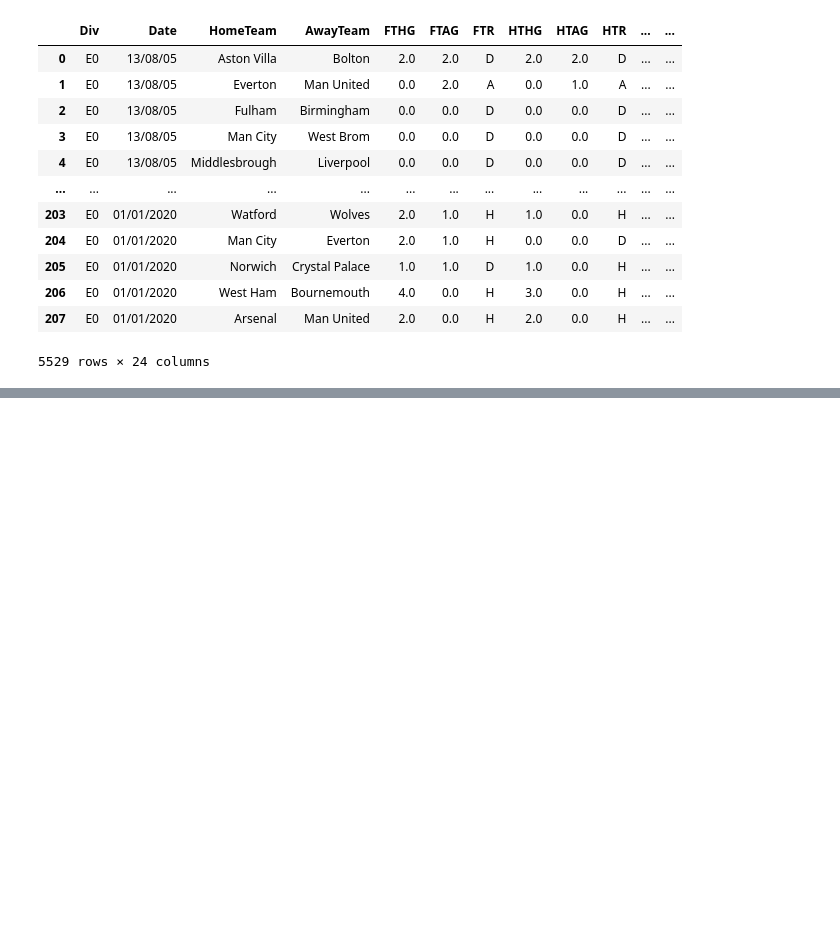
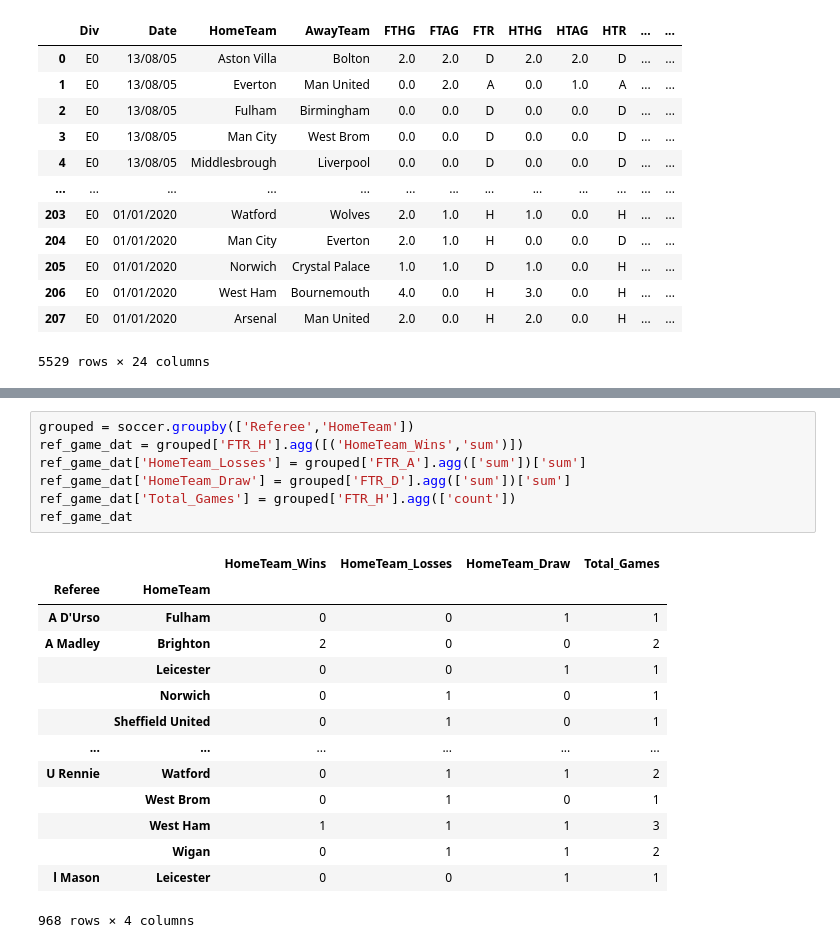
Before and after one commit to BrianMcCabe96/4447_final, a Jupyter notebook: Final_draft_Seaborn_Testing.ipynb, the cells around one changed output, grey strips where cells are left out. Saved outputs shown, nothing was run; the diff lists cells and outputs as text; blank space fills up the shorter version.

```diff
--- a/Final_draft_Seaborn_Testing.ipynb
+++ b/Final_draft_Seaborn_Testing.ipynb
@@ -103,0 +124,22 @@ sb.catplot(x ="HomeTeam", hue ="FTR", kind ="count", data = soccer, height = 20,
+# %%
+grouped = soccer.groupby(['Referee','HomeTeam'])
+ref_game_dat = grouped['FTR_H'].agg([('HomeTeam_Wins','sum')])
+ref_game_dat['HomeTeam_Losses'] = grouped['FTR_A'].agg(['sum'])['sum']
+ref_game_dat['HomeTeam_Draw'] = grouped['FTR_D'].agg(['sum'])['sum']
+ref_game_dat['Total_Games'] = grouped['FTR_H'].agg(['count'])
+ref_game_dat
+# %% [output]
+|  |  | HomeTeam_Wins | HomeTeam_Losses | HomeTeam_Draw | Total_Games |
+| Referee | HomeTeam |  |  |  |  |
+| A D'Urso | Fulham | 0 | 0 | 1 | 1 |
+| A Madley | Brighton | 2 | 0 | 0 | 2 |
+|  | Leicester | 0 | 0 | 1 | 1 |
+|  | Norwich | 0 | 1 | 0 | 1 |
+|  | Sheffield United | 0 | 1 | 0 | 1 |
+| ... | ... | ... | ... | ... | ... |
+| U Rennie | Watford | 0 | 1 | 1 | 2 |
+|  | West Brom | 0 | 1 | 0 | 1 |
+|  | West Ham | 1 | 1 | 1 | 3 |
+|  | Wigan | 0 | 1 | 1 | 2 |
+| l Mason | Leicester | 0 | 0 | 1 | 1 |
+968 rows × 4 columns
```
Also changed, not shown: parts of 13 cells of this notebook.
